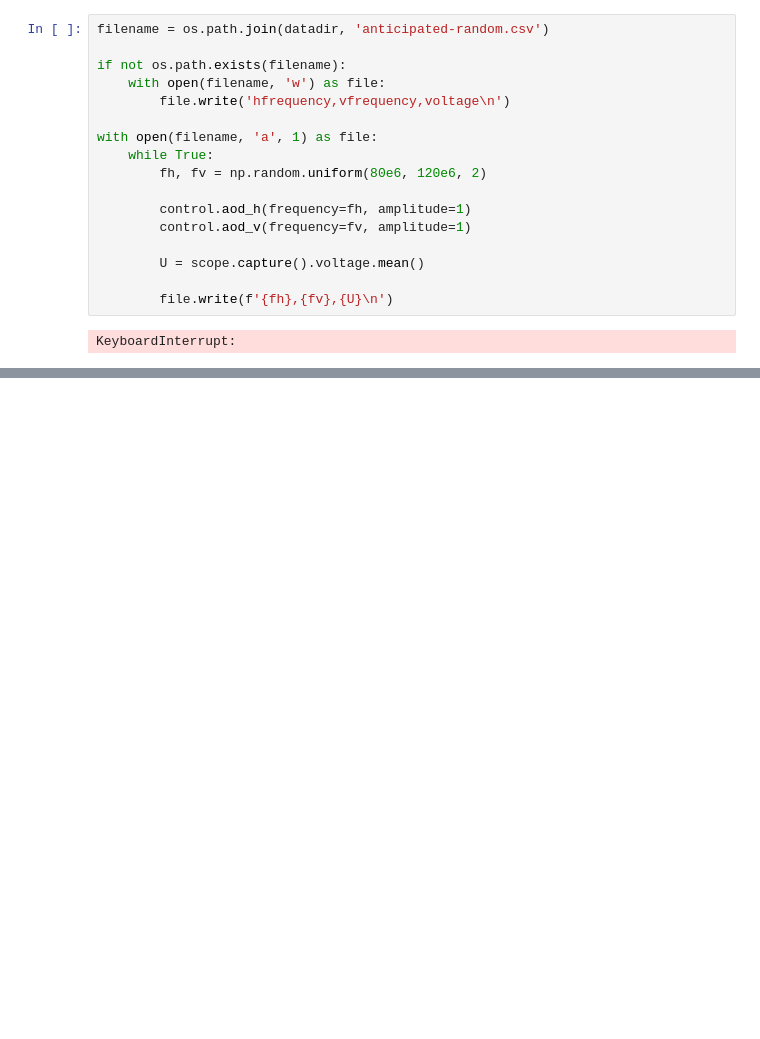
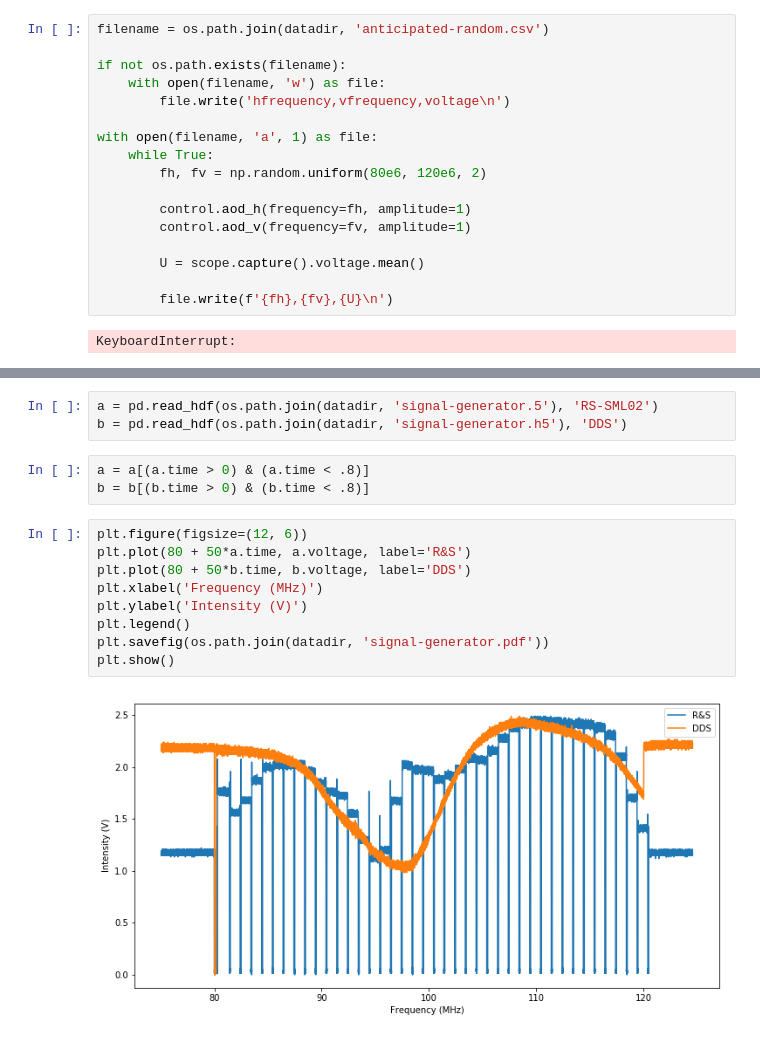
Before and after one commit to bodokaiser/bachelor-thesis, a Jupyter notebook: notebook/measurement/intensity-distribution.ipynb, the cells around one changed output, grey strips where cells are left out. Drawn from its saved outputs; the diff is of its cells as text; blank space fills up the shorter version.

Commit message:
added new data, deleted signal measurements chapter, added radio electronic characteristics chapter

```diff
--- a/notebook/measurement/intensity-distribution.ipynb
+++ b/notebook/measurement/intensity-distribution.ipynb
@@ -413,0 +351,17 @@ scope.capture().plot('time', 'voltage')
+# %%
+a = pd.read_hdf(os.path.join(datadir, 'signal-generator.5'), 'RS-SML02')
+b = pd.read_hdf(os.path.join(datadir, 'signal-generator.h5'), 'DDS')
+# %%
+a = a[(a.time > 0) & (a.time < .8)]
+b = b[(b.time > 0) & (b.time < .8)]
+# %%
+plt.figure(figsize=(12, 6))
+plt.plot(80 + 50*a.time, a.voltage, label='R&S')
+plt.plot(80 + 50*b.time, b.voltage, label='DDS')
+plt.xlabel('Frequency (MHz)')
+plt.ylabel('Intensity (V)')
+plt.legend()
+plt.savefig(os.path.join(datadir, 'signal-generator.pdf'))
+plt.show()
+# %% [output]
+[figure, added]
```
Also changed, not shown: parts of 13 cells of this notebook, 26 other files.
